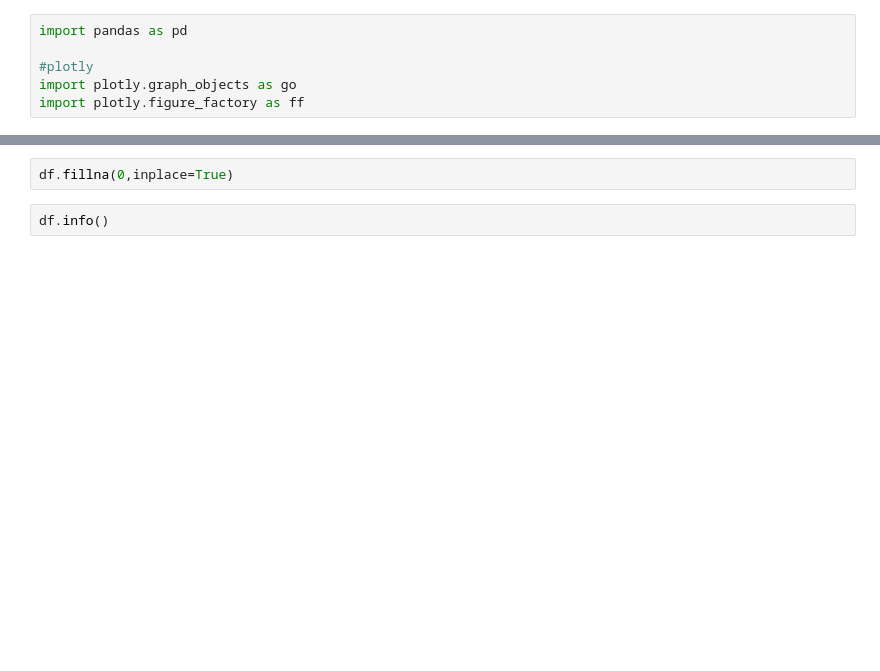
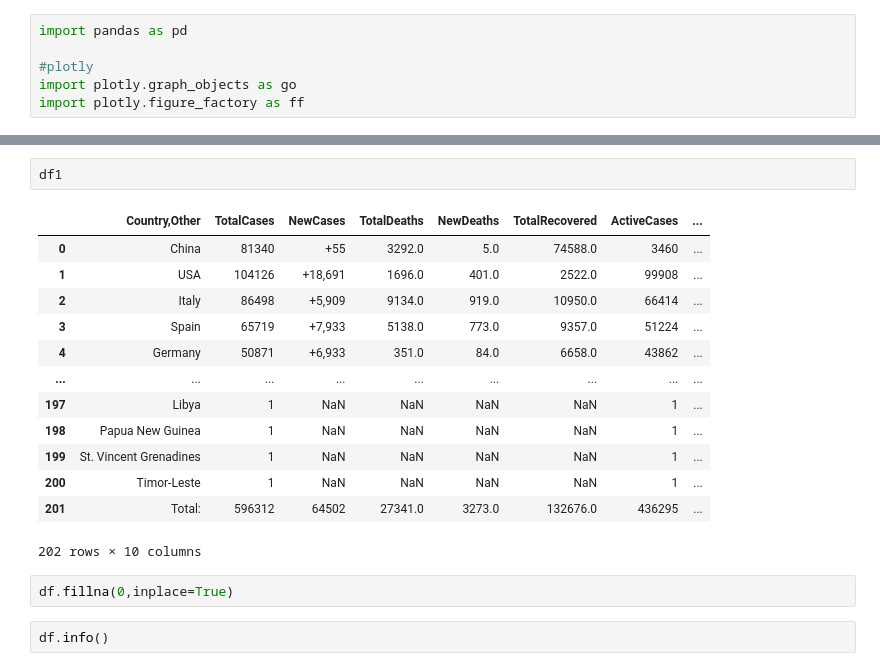
Before and after one commit to balaaje/Corona-Virus, a Jupyter notebook: corona_latest.ipynb, the cells around one changed output, grey strips where cells are left out. Cells and saved outputs as stored; diff of their text form; blank space fills up the shorter version.

```diff
--- a/corona_latest.ipynb
+++ b/corona_latest.ipynb
@@ -43,3 +54,19 @@ memory usage: 15.8+ KB
+# %%
+df1
+# %% [output]
+|  | Country,Other | TotalCases | NewCases | TotalDeaths | NewDeaths | TotalRecovered | ActiveCases | ... |
+| 0 | China | 81340 | +55 | 3292.0 | 5.0 | 74588.0 | 3460 | ... |
+| 1 | USA | 104126 | +18,691 | 1696.0 | 401.0 | 2522.0 | 99908 | ... |
+| 2 | Italy | 86498 | +5,909 | 9134.0 | 919.0 | 10950.0 | 66414 | ... |
+| 3 | Spain | 65719 | +7,933 | 5138.0 | 773.0 | 9357.0 | 51224 | ... |
+| 4 | Germany | 50871 | +6,933 | 351.0 | 84.0 | 6658.0 | 43862 | ... |
+| ... | ... | ... | ... | ... | ... | ... | ... | ... |
+| 197 | Libya | 1 | NaN | NaN | NaN | NaN | 1 | ... |
+| 198 | Papua New Guinea | 1 | NaN | NaN | NaN | NaN | 1 | ... |
+| 199 | St. Vincent Grenadines | 1 | NaN | NaN | NaN | NaN | 1 | ... |
+| 200 | Timor-Leste | 1 | NaN | NaN | NaN | NaN | 1 | ... |
+| 201 | Total: | 596312 | 64502 | 27341.0 | 3273.0 | 132676.0 | 436295 | ... |
+202 rows × 10 columns
 # %%
 df.fillna(0,inplace=True)
 # %%
```
Also changed, not shown: parts of 12 cells of this notebook, 1 other file.
